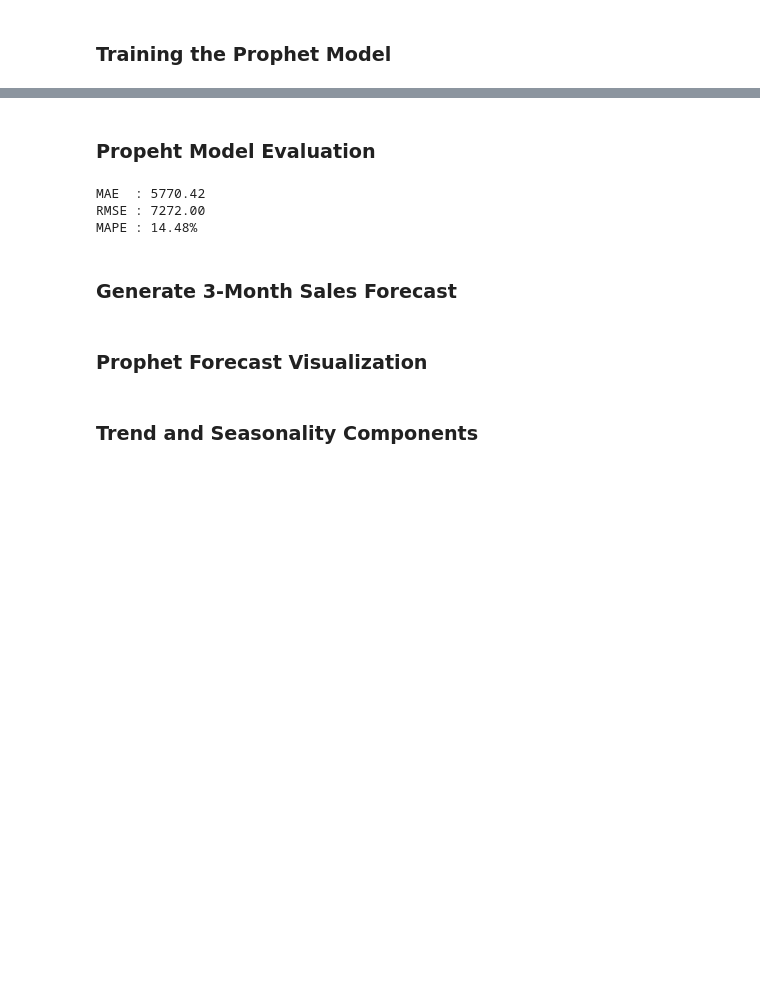
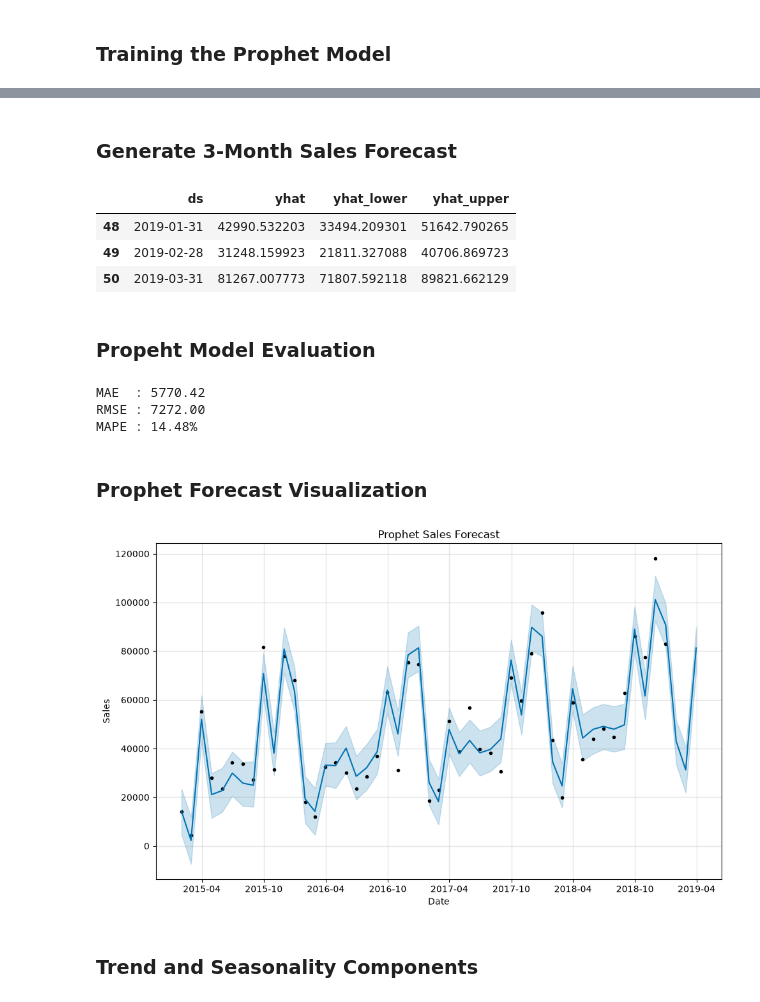
Before and after one commit to Sumit-342/sales-forecasting-dashboard, a Jupyter notebook: analysis.ipynb, the cells around one changed output, grey strips where cells are left out. Cells and saved outputs as stored; diff of their text form; code cells hidden in the pictures; blank space fills up the shorter version.

Commit message:
Complete sales forecasting project with Prophet, SARIMA, and XGBoost

```diff
--- a/analysis.ipynb
+++ b/analysis.ipynb
@@ -459,46 +712,55 @@ prophet_model.fit(prophet_data)
 # %% [markdown]
-### Propeht Model Evaluation
+### Generate 3-Month Sales Forecast
 # %%
-# Keeping only the historical predictions
-prophet_actual = prophet_data["y"]
-prophet_pred = forecast.iloc[:len(prophet_data)]["yhat"]
 
-# Calculate evaluation metrics
-prophet_mae = mean_absolute_error(prophet_actual, prophet_pred)
-prophet_rmse = np.sqrt(mean_squared_error(prophet_actual, prophet_pred))
-prophet_mape = np.mean(
-    np.abs((prophet_actual.values - prophet_pred.values) / prophet_actual.values)
-) * 100
 
-print(f"MAE  : {prophet_mae:.2f}")
-print(f"RMSE : {prophet_rmse:.2f}")
-print(f"MAPE : {prophet_mape:.2f}%")
+#  dataframe for the next 3 months
+future = prophet_model.make_future_dataframe(periods=3, freq="ME")
+
+# Generate predictions
+prophet_forecast = prophet_model.predict(future)
+
+# Display the last 3 forecasted months
+prophet_forecast[["ds", "yhat", "yhat_lower", "yhat_upper"]].tail(3)
 # %% [output]
-MAE  : 5770.42
-RMSE : 7272.00
-MAPE : 14.48%
+|  | ds | yhat | yhat_lower | yhat_upper |
+| 48 | 2019-01-31 | 42990.532203 | 33494.209301 | 51642.790265 |
+| 49 | 2019-02-28 | 31248.159923 | 21811.327088 | 40706.869723 |
+| 50 | 2019-03-31 | 81267.007773 | 71807.592118 | 89821.662129 |
 # %% [markdown]
-### Generate 3-Month Sales Forecast
+### Propeht Model Evaluation
 # %%
-#  dataframe for the next 3 months
-future = prophet_model.make_future_dataframe(periods=3, freq="ME")
+# Keep only the historical predictions
+prophet_actual = prophet_data["y"]
+prophet_pred = prophet_forecast.iloc[:len(prophet_data)]["yhat"]
 
-# Generate predictions
-forecast = prophet_model.predict(future)
+# Calculate evaluation metrics
+prophet_mae = mean_absolute_error(prophet_actual, prophet_pred)
+prophet_rmse = np.sqrt(mean_squared_error(prophet_actual, prophet_pred))
+prophet_mape = np.mean(
+    np.abs((prophet_actual.values - prophet_pred.values) / prophet_actual.values)
+) * 100
 
-# Display the last 3 forecasted months
-forecast[["ds", "yhat", "yhat_lower", "yhat_upper"]].tail(3)
+print(f"MAE  : {prophet_mae:.2f}")
+print(f"RMSE : {prophet_rmse:.2f}")
+print(f"MAPE : {prophet_mape:.2f}%")
+# %% [output]
+MAE  : 5770.42
+RMSE : 7272.00
+MAPE : 14.48%
 # %% [markdown]
 ### Prophet Forecast Visualization
 # %%
 # Plot the forecast
-fig1 = prophet_model.plot(forecast)
+fig1 = prophet_model.plot(prophet_forecast)
 
 plt.title("Prophet Sales Forecast")
 plt.xlabel("Date")
 plt.ylabel("Sales")
 
 plt.show()
+# %% [output]
+[figure, added]
 # %% [markdown]
 ### Trend and Seasonality Components
 # %%
```
Also changed, not shown: parts of 60 cells of this notebook.
